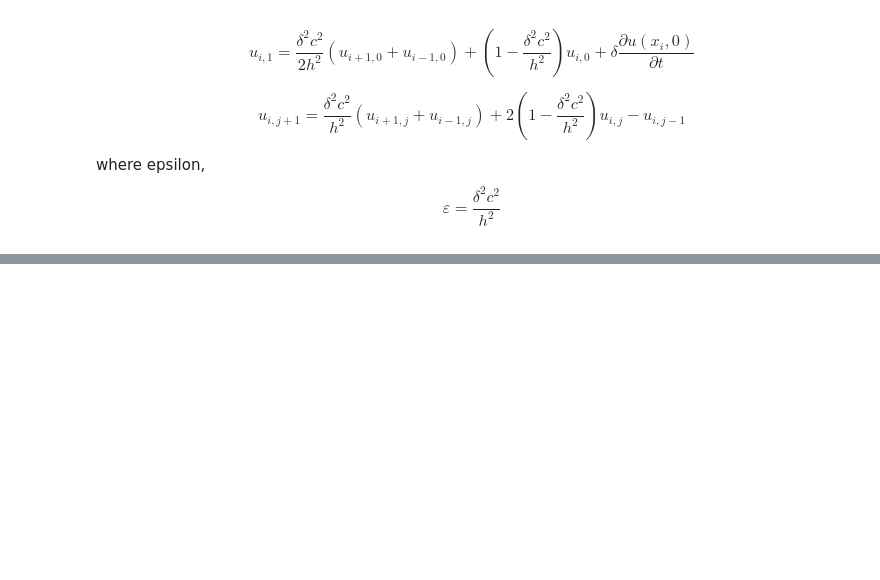
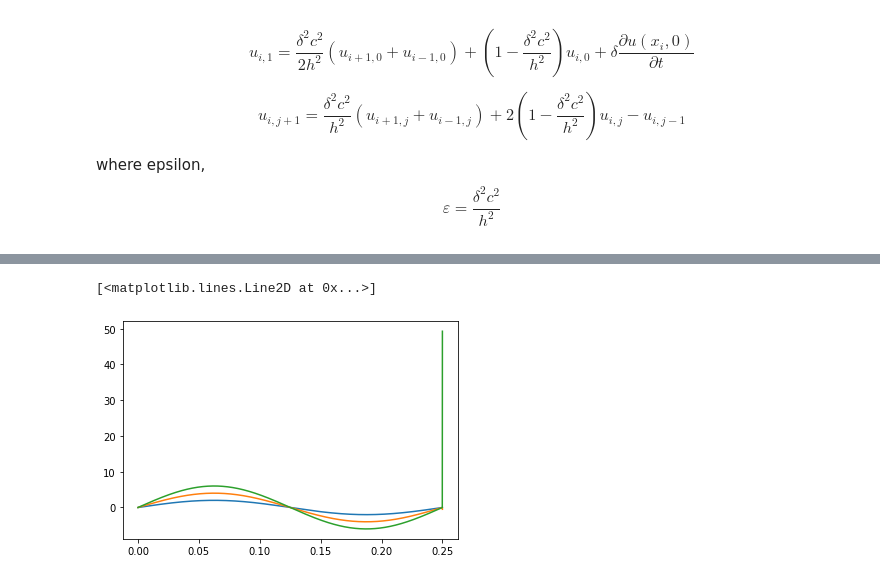
Before and after one commit to narula2000/ssm, a Jupyter notebook: Topic 02 - Partial Differential Equation (PDE)/2.1 Partial Differential Equation (PDE).ipynb, the cells around one changed output, grey strips where cells are left out. Drawn from its saved outputs; the diff is of its cells as text; code cells hidden in the pictures; blank space fills up the shorter version.

```diff
--- a/Topic 02 - Partial Differential Equation (PDE)/2.1 Partial Differential Equation (PDE).ipynb
+++ b/Topic 02 - Partial Differential Equation (PDE)/2.1 Partial Differential Equation (PDE).ipynb
@@ -395,0 +441,7 @@ print(frames)
+# %%
+plt.plot(t, U[0, :])
+plt.plot(t, U[1, :])
+plt.plot(t, U[2, :])
+# %% [output]
+[<matplotlib.lines.Line2D at 0x...>]
+[figure, added]
```
Also changed, not shown: parts of 12 cells of this notebook, 7 other files.
